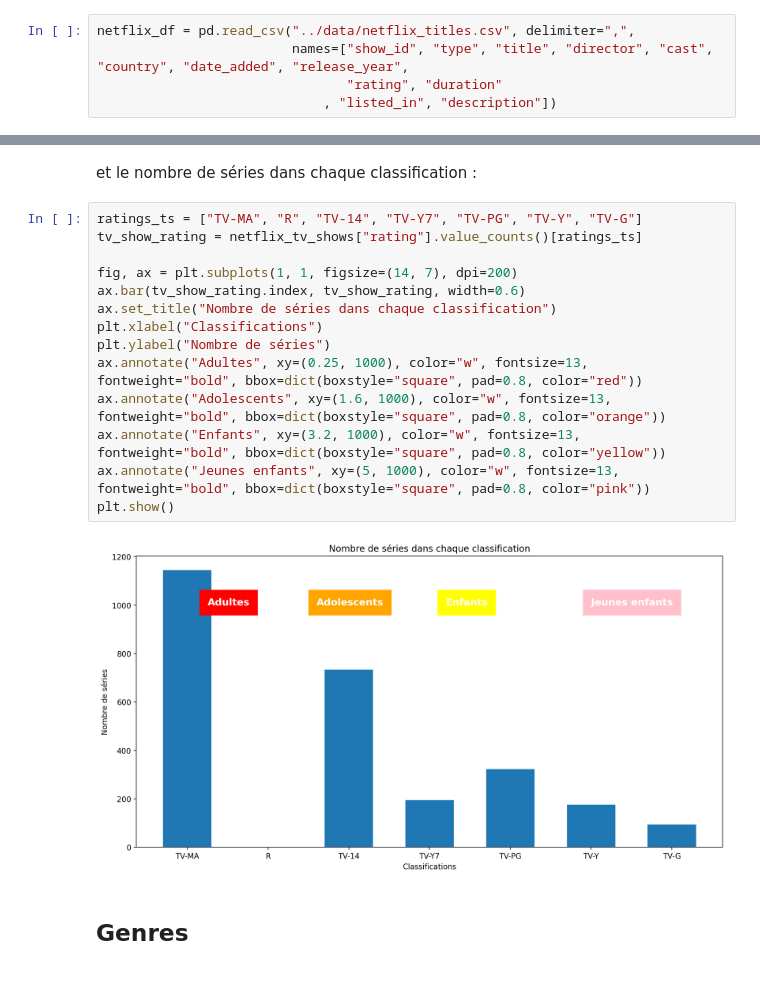
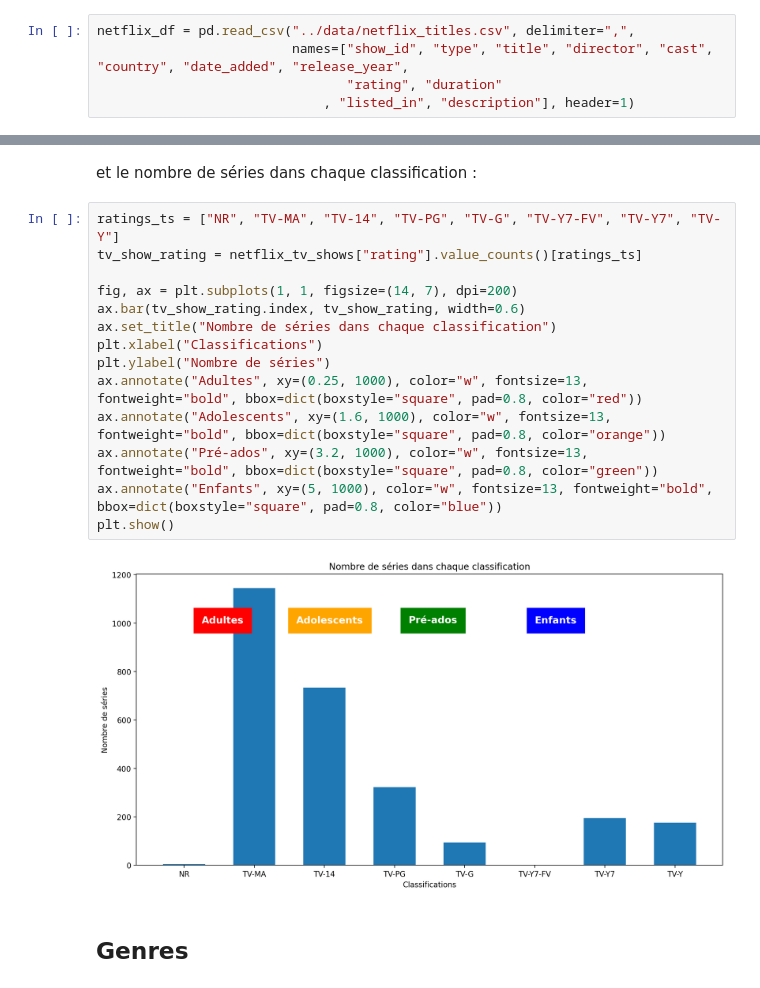
Before and after one commit to hediturki123/netflix-dataset-analysis, a Jupyter notebook: src/projet.ipynb, the cells around one changed output, grey strips where cells are left out. Cells and saved outputs as stored; diff of their text form.

```diff
--- a/src/projet.ipynb
+++ b/src/projet.ipynb
@@ -8,7 +8,7 @@ Lecture du dataset
 netflix_df = pd.read_csv("../data/netflix_titles.csv", delimiter=",",
                          names=["show_id", "type", "title", "director", "cast", "country", "date_added", "release_year",
                                 "rating", "duration"
-                             , "listed_in", "description"])
+                             , "listed_in", "description"], header=1)
 # %% [markdown]
 Nettoyage des données : supprimer les NaN
 # %%
@@ -175,21 +182,21 @@ plt.show()
 # %% [markdown]
 et le nombre de séries dans chaque classification :
 # %%
-ratings_ts = ["TV-MA", "R", "TV-14", "TV-Y7", "TV-PG", "TV-Y", "TV-G"]
+ratings_ts = ["NR", "TV-MA", "TV-14", "TV-PG", "TV-G", "TV-Y7-FV", "TV-Y7", "TV-Y"]
 tv_show_rating = netflix_tv_shows["rating"].value_counts()[ratings_ts]
 
 fig, ax = plt.subplots(1, 1, figsize=(14, 7), dpi=200)
 ax.bar(tv_show_rating.index, tv_show_rating, width=0.6)
 ax.set_title("Nombre de séries dans chaque classification")
 plt.xlabel("Classifications")
 plt.ylabel("Nombre de séries")
 ax.annotate("Adultes", xy=(0.25, 1000), color="w", fontsize=13, fontweight="bold", bbox=dict(boxstyle="square", pad=0.8, color="red"))
 ax.annotate("Adolescents", xy=(1.6, 1000), color="w", fontsize=13, fontweight="bold", bbox=dict(boxstyle="square", pad=0.8, color="orange"))
-ax.annotate("Enfants", xy=(3.2, 1000), color="w", fontsize=13, fontweight="bold", bbox=dict(boxstyle="square", pad=0.8, color="yellow"))
-ax.annotate("Jeunes enfants", xy=(5, 1000), color="w", fontsize=13, fontweight="bold", bbox=dict(boxstyle="square", pad=0.8, color="pink"))
+ax.annotate("Pré-ados", xy=(3.2, 1000), color="w", fontsize=13, fontweight="bold", bbox=dict(boxstyle="square", pad=0.8, color="green"))
+ax.annotate("Enfants", xy=(5, 1000), color="w", fontsize=13, fontweight="bold", bbox=dict(boxstyle="square", pad=0.8, color="blue"))
 plt.show()
 # %% [output]
-[figure, old version]
+[figure, new version]
 # %% [markdown]
 ## Genres
 # %%
```
Also changed, not shown: parts of 22 cells of this notebook, 2 other files.
